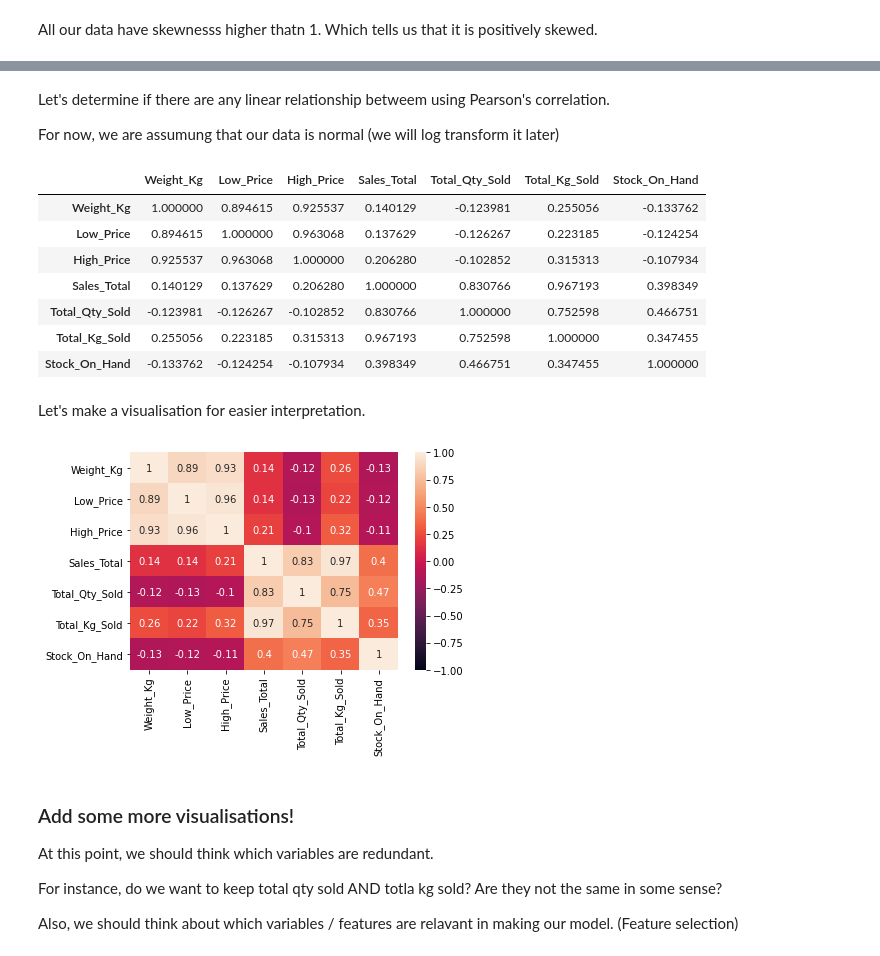
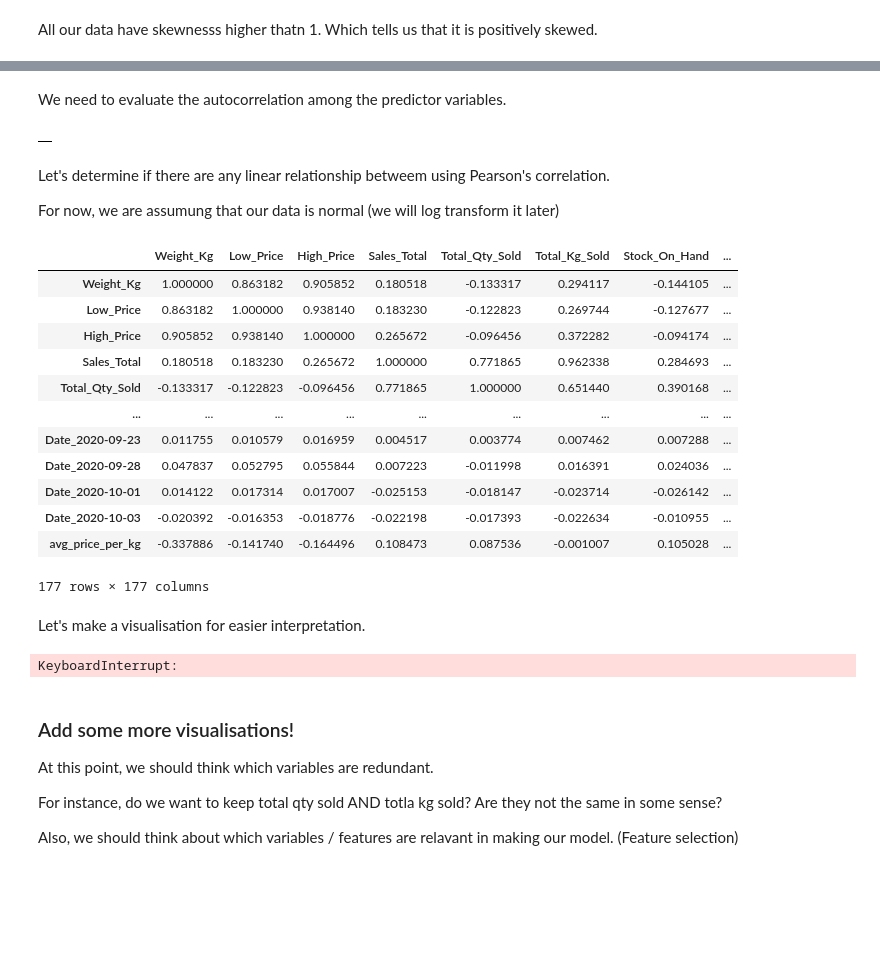
Before and after one commit to rlatndgb/EDSA-TS3-Regression, a Jupyter notebook: TS3 Regression Template.ipynb, the cells around one changed output, grey strips where cells are left out. Drawn from its saved outputs; the diff is of its cells as text; code cells hidden in the pictures; blank space fills up the shorter version.

```diff
--- a/TS3 Regression Template.ipynb
+++ b/TS3 Regression Template.ipynb
@@ -59,4 +71,5 @@ We will import our data here
 # %%
 #Importing the test dataset from Git repo
 
-df = pd.read_csv('https://raw.githubusercontent.com/rlatndgb/EDSA-TS3-Regression/main/df-test_set.csv', index_col=0)
+df_test   = pd.read_csv('https://raw.githubusercontent.com/rlatndgb/EDSA-TS3-Regression/main/df-test_set.csv', index_col=0)
+df_train = pd.read_csv('https://raw.githubusercontent.com/rlatndgb/EDSA-TS3-Regression/main/df-train_set.csv', index_col=0)
@@ -153,0 +270,5 @@ You can also investigate the descriptive statistics of individual columns by:
+# %%
+# But let's subset it anyways. APLE GOLDEN DELICIOUS = AGD
+
+df_AGD = df_train[df_train['Commodities'] == 'APPLE GOLDEN DELICIOUS']
+df_AGD.head(10)
@@ -185,0 +331,3 @@ All our data have skewnesss higher thatn 1. Which tells us that it is positively
+# %%
+dummy_df_AGD = pd.get_dummies(df_AGD)
+dummy_df_AGD.head()
@@ -185,0 +355,3 @@ All our data have skewnesss higher thatn 1. Which tells us that it is positively
+# %%
+column_titles = [col for col in dummy_df_AGD.columns if col!= 'avg_price_per_kg'] + ['avg_price_per_kg']
+dummy_df_AGD=dummy_df_AGD.reindex(columns=column_titles)
@@ -186,24 +376,39 @@ All our data have skewnesss higher thatn 1. Which tells us that it is positively
+# %% [markdown]
+We need to evaluate the autocorrelation among the predictor variables.
+# %%
+r, c = np.where(np.abs(corrs) > 0.9) # High correlation
+off_diagonal = np.where(r != c)
+corrs.iloc[r[off_diagonal], c[off_diagonal]]
+# %% [output]
+|  |
 # %% [markdown]
 Let's determine if there are any linear relationship betweem using Pearson's correlation.
 
 For now, we are assumung that our data is normal (we will log transform it later)
 # %%
-df.corr()
+dummy_df_AGD.corr()
 # %% [output]
-|  | Weight_Kg | Low_Price | High_Price | Sales_Total | Total_Qty_Sold | Total_Kg_Sold | Stock_On_Hand |
-| Weight_Kg | 1.000000 | 0.894615 | 0.925537 | 0.140129 | -0.123981 | 0.255056 | -0.133762 |
-| Low_Price | 0.894615 | 1.000000 | 0.963068 | 0.137629 | -0.126267 | 0.223185 | -0.124254 |
-| High_Price | 0.925537 | 0.963068 | 1.000000 | 0.206280 | -0.102852 | 0.315313 | -0.107934 |
-| Sales_Total | 0.140129 | 0.137629 | 0.206280 | 1.000000 | 0.830766 | 0.967193 | 0.398349 |
-| Total_Qty_Sold | -0.123981 | -0.126267 | -0.102852 | 0.830766 | 1.000000 | 0.752598 | 0.466751 |
-| Total_Kg_Sold | 0.255056 | 0.223185 | 0.315313 | 0.967193 | 0.752598 | 1.000000 | 0.347455 |
-| Stock_On_Hand | -0.133762 | -0.124254 | -0.107934 | 0.398349 | 0.466751 | 0.347455 | 1.000000 |
+|  | Weight_Kg | Low_Price | High_Price | Sales_Total | Total_Qty_Sold | Total_Kg_Sold | Stock_On_Hand | ... |
+| Weight_Kg | 1.000000 | 0.863182 | 0.905852 | 0.180518 | -0.133317 | 0.294117 | -0.144105 | ... |
+| Low_Price | 0.863182 | 1.000000 | 0.938140 | 0.183230 | -0.122823 | 0.269744 | -0.127677 | ... |
+| High_Price | 0.905852 | 0.938140 | 1.000000 | 0.265672 | -0.096456 | 0.372282 | -0.094174 | ... |
+| Sales_Total | 0.180518 | 0.183230 | 0.265672 | 1.000000 | 0.771865 | 0.962338 | 0.284693 | ... |
+| Total_Qty_Sold | -0.133317 | -0.122823 | -0.096456 | 0.771865 | 1.000000 | 0.651440 | 0.390168 | ... |
+| ... | ... | ... | ... | ... | ... | ... | ... | ... |
+| Date_2020-09-23 | 0.011755 | 0.010579 | 0.016959 | 0.004517 | 0.003774 | 0.007462 | 0.007288 | ... |
+| Date_2020-09-28 | 0.047837 | 0.052795 | 0.055844 | 0.007223 | -0.011998 | 0.016391 | 0.024036 | ... |
+| Date_2020-10-01 | 0.014122 | 0.017314 | 0.017007 | -0.025153 | -0.018147 | -0.023714 | -0.026142 | ... |
+| Date_2020-10-03 | -0.020392 | -0.016353 | -0.018776 | -0.022198 | -0.017393 | -0.022634 | -0.010955 | ... |
+| avg_price_per_kg | -0.337886 | -0.141740 | -0.164496 | 0.108473 | 0.087536 | -0.001007 | 0.105028 | ... |
+177 rows × 177 columns
 # %% [markdown]
 Let's make a visualisation for easier interpretation.
 # %%
-heatmap = sns.heatmap(df.corr(), vmin=-1, vmax=1, annot=True)
+#heatmap = sns.heatmap(dummy_df_AGD.corr(), vmin=-1, vmax=1, annot=True)
+
+#Runnig this code is not a very good idea as there are way too many variables
 # %% [output]
-[figure, removed]
+KeyboardInterrupt:
 # %% [markdown]
 ### Add some more visualisations!
 
```
Also changed, not shown: parts of 36 cells of this notebook.
